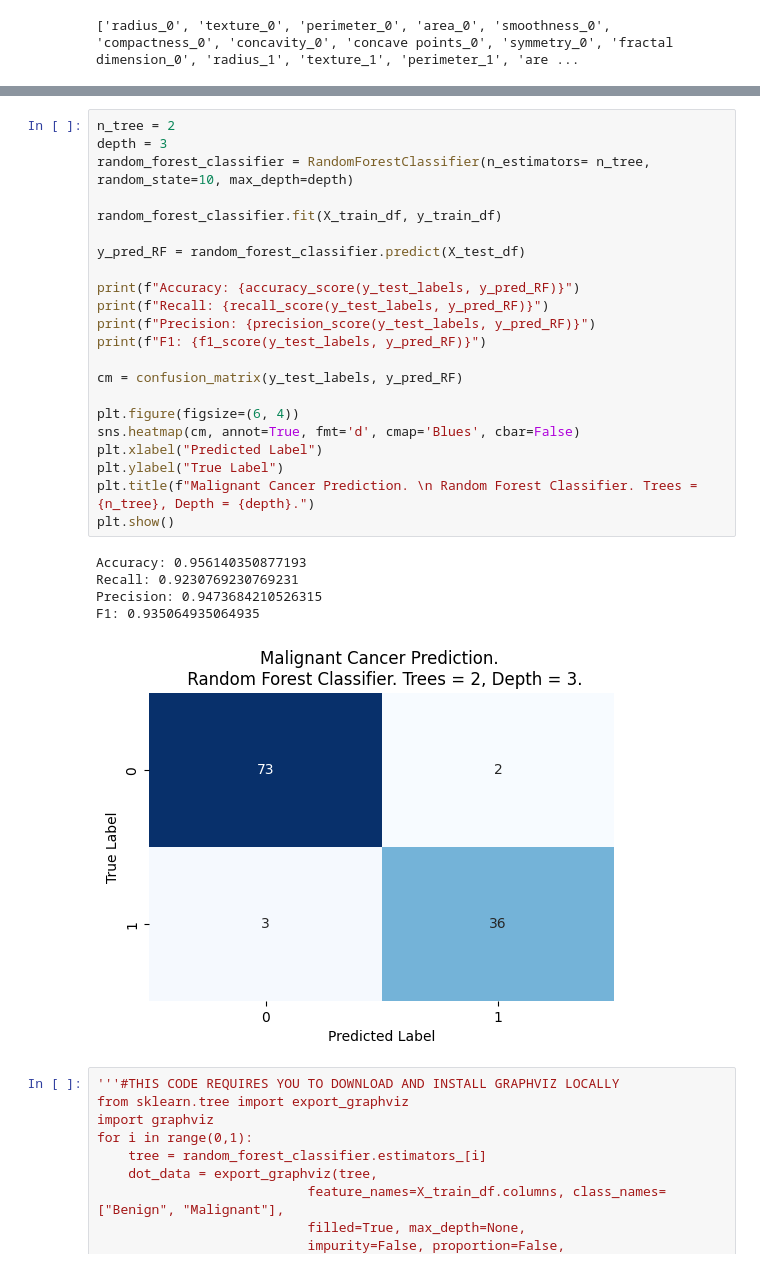
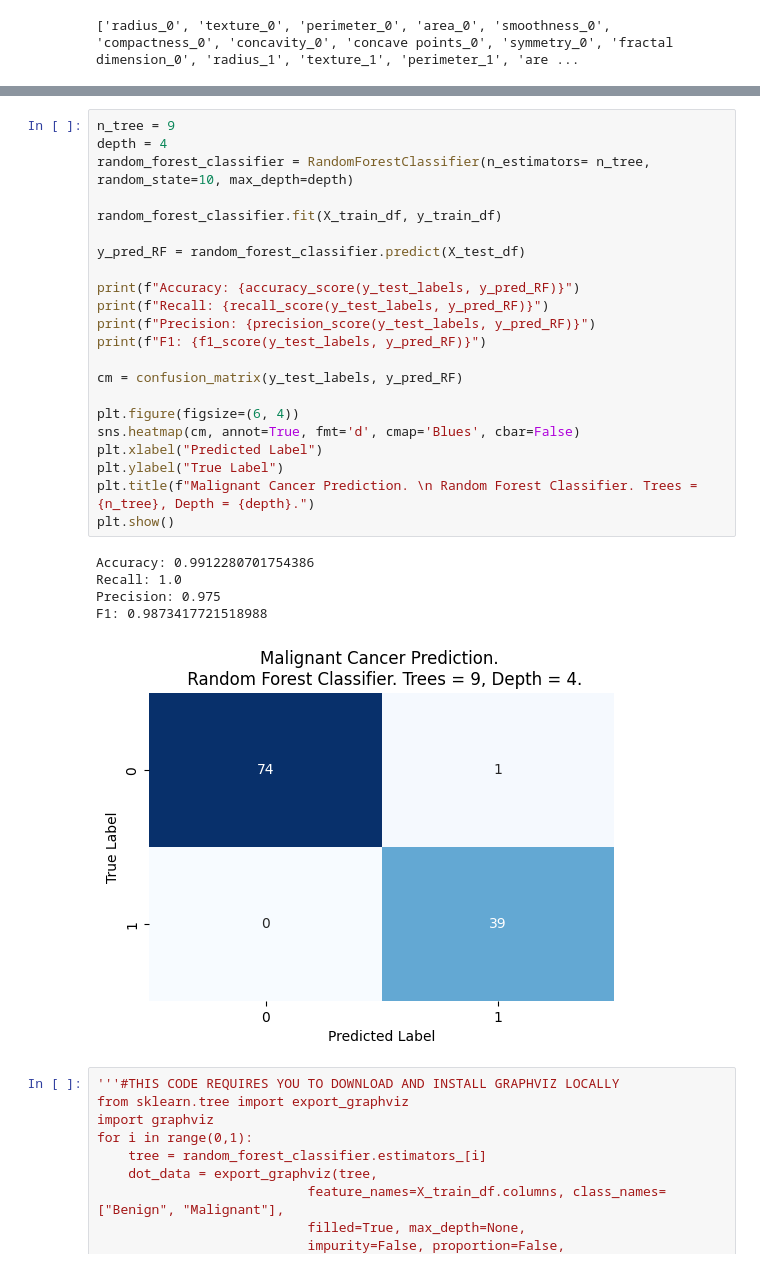
Before and after one commit to BenjaminTWP/DAT410_2025, a Jupyter notebook: Assignment4/module4.ipynb, the cells around one changed output, grey strips where cells are left out. Cells and saved outputs as stored; diff of their text form.

```diff
--- a/Assignment4/module4.ipynb
+++ b/Assignment4/module4.ipynb
@@ -145,31 +148,31 @@ plt.show()
 # %%
-n_tree = 2
-depth = 3
+n_tree = 9
+depth = 4
 random_forest_classifier = RandomForestClassifier(n_estimators= n_tree, random_state=10, max_depth=depth)
 
 random_forest_classifier.fit(X_train_df, y_train_df)
 
 y_pred_RF = random_forest_classifier.predict(X_test_df)
 
 print(f"Accuracy: {accuracy_score(y_test_labels, y_pred_RF)}")
 print(f"Recall: {recall_score(y_test_labels, y_pred_RF)}")
 print(f"Precision: {precision_score(y_test_labels, y_pred_RF)}")
 print(f"F1: {f1_score(y_test_labels, y_pred_RF)}")
 
 cm = confusion_matrix(y_test_labels, y_pred_RF)
 
 plt.figure(figsize=(6, 4))
 sns.heatmap(cm, annot=True, fmt='d', cmap='Blues', cbar=False)
 plt.xlabel("Predicted Label")
 plt.ylabel("True Label")
 plt.title(f"Malignant Cancer Prediction. \n Random Forest Classifier. Trees = {n_tree}, Depth = {depth}.")
 plt.show()
 # %% [output]
-Accuracy: 0.956140350877193
-Recall: 0.9230769230769231
-Precision: 0.9473684210526315
-F1: 0.935064935064935
+Accuracy: 0.9912280701754386
+Recall: 1.0
+Precision: 0.975
+F1: 0.9873417721518988
-[figure, old version]
+[figure, new version]
 # %%
 '''#THIS CODE REQUIRES YOU TO DOWNLOAD AND INSTALL GRAPHVIZ LOCALLY
 from sklearn.tree import export_graphviz
```
Also changed, not shown: parts of 4 cells of this notebook, 3 other files.
